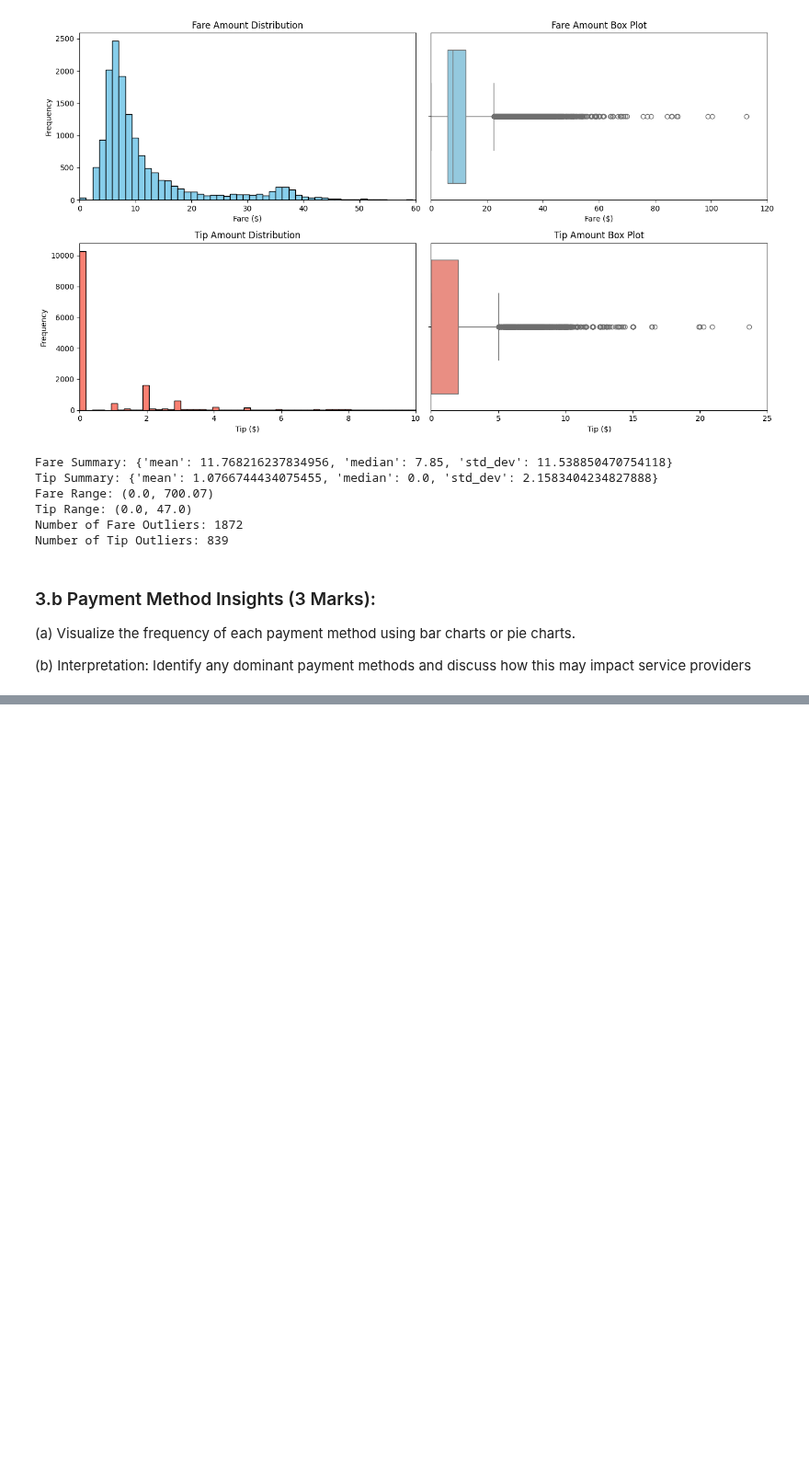
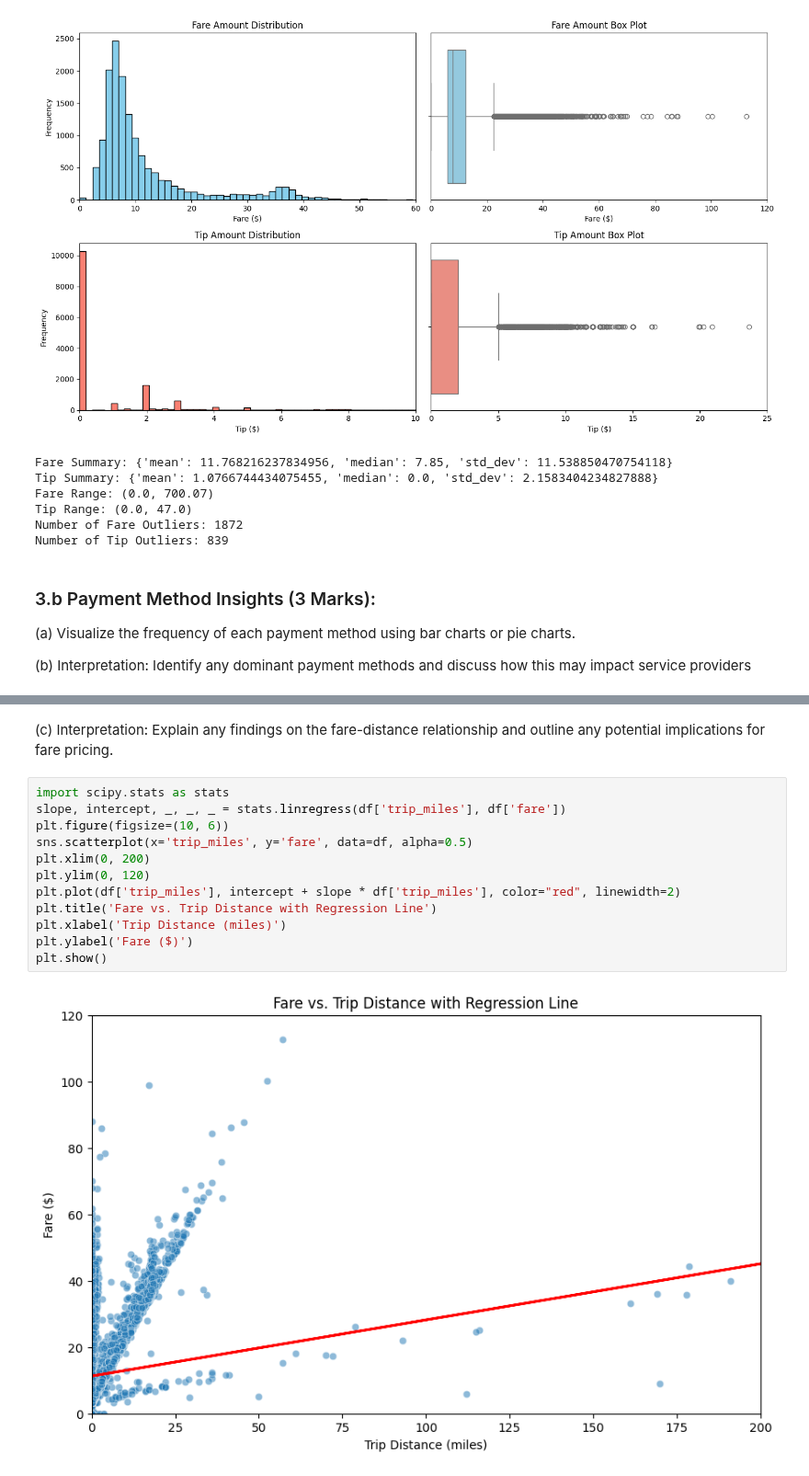
Before and after one commit to abhijain565aj/CS215-Assignment, a Jupyter notebook: A5-23B0903-23B0928-23B1057/Q3.ipynb, the cells around one changed output, grey strips where cells are left out. Shown at 92% size. Saved outputs shown, nothing was run; the diff lists cells and outputs as text; blank space fills up the shorter version.

```diff
--- a/A5-23B0903-23B0928-23B1057/Q3.ipynb
+++ b/A5-23B0903-23B0928-23B1057/Q3.ipynb
@@ -120,0 +180,16 @@ Number of Tip Outliers: 839
+# %% [markdown]
+(c) Interpretation: Explain any findings on the fare-distance relationship and outline any potential implications for fare pricing.
+# %%
+import scipy.stats as stats
+slope, intercept, _, _, _ = stats.linregress(df['trip_miles'], df['fare'])
+plt.figure(figsize=(10, 6))
+sns.scatterplot(x='trip_miles', y='fare', data=df, alpha=0.5)
+plt.xlim(0, 200)
+plt.ylim(0, 120)
+plt.plot(df['trip_miles'], intercept + slope * df['trip_miles'], color="red", linewidth=2)
+plt.title('Fare vs. Trip Distance with Regression Line')
+plt.xlabel('Trip Distance (miles)')
+plt.ylabel('Fare ($)')
+plt.show()
+# %% [output]
+[figure, added]
```
Also changed, not shown: parts of 9 cells of this notebook.
